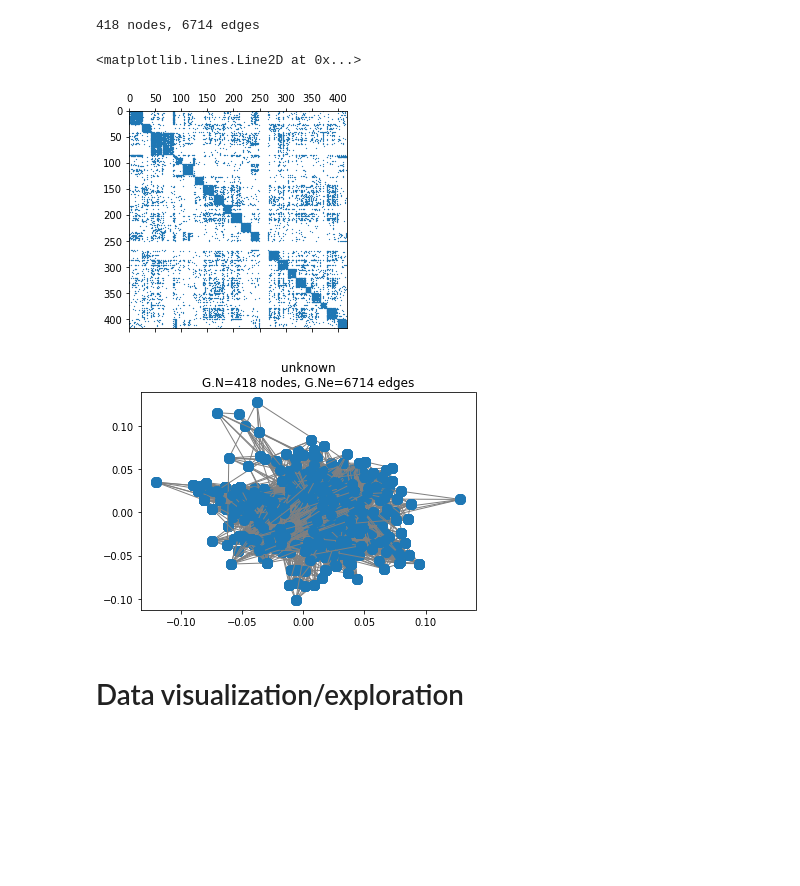
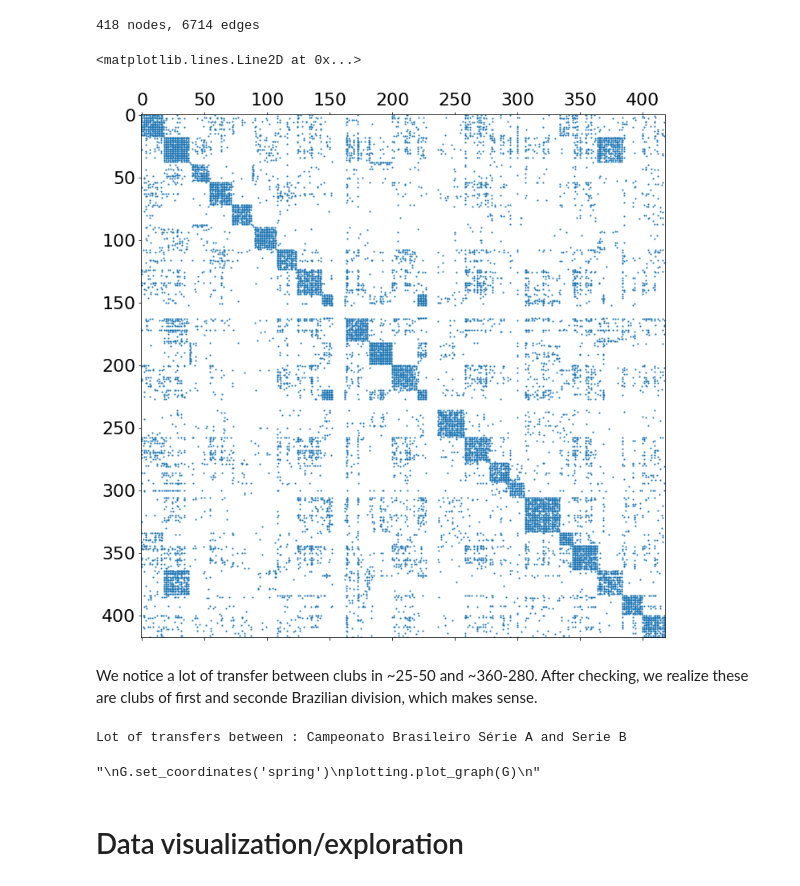
Before and after one commit to nathanquinteiro/ntds_football_transfer, a Jupyter notebook: graph/Graph.ipynb, the cells around one changed output. Cells and saved outputs as stored; diff of their text form; code cells hidden in the pictures; blank space fills up the shorter version.

```diff
--- a/graph/Graph.ipynb
+++ b/graph/Graph.ipynb
@@ -22,6 +24,10 @@ import networkx as nx
 from pylab import rcParams
 plotting.BACKEND = 'matplotlib'
 %matplotlib inline
+# %%
+matplotlib.rcParams.update({'font.size': 22})
+matplotlib.rcParams.update({'font.family': 'DejaVu Sans'})
+matplotlib.rcParams.update({'font.weight': 'normal'})
 # %% [markdown]
 ## Folium
 
@@ -662,17 +545,28 @@ print('{} nodes, {} edges'.format(G.N, G.Ne))
 # %% [output]
 418 nodes, 6714 edges
 # %%
+fig = matplotlib.pyplot.gcf()
+fig.set_size_inches(12, 12)
+
 G.compute_laplacian('combinatorial')
 
-plt.spy(G.L, markersize=0.30)
+plt.spy(G.L, markersize=1)
 # %% [output]
 <matplotlib.lines.Line2D at 0x...>
-[figure, old version]
+[figure, new version]
+# %% [markdown]
+We notice a lot of transfer between clubs in ~25-50 and ~360-280. After checking, we realize these are clubs of first and seconde Brazilian division, which makes sense.
+# %%
+print("Lot of transfers between : " + club_pairs[30][0] + " and " + club_pairs[370][0])
+# %% [output]
+Lot of transfers between : Campeonato Brasileiro Série A and Serie B
 # %%
+'''
 G.set_coordinates('spring')
 plotting.plot_graph(G)
+'''
 # %% [output]
-[figure, removed]
+"\nG.set_coordinates('spring')\nplotting.plot_graph(G)\n"
 # %% [markdown]
 # Data visualization/exploration
 # %%
```
Also changed, not shown: parts of 28 cells of this notebook, 7 other files.
